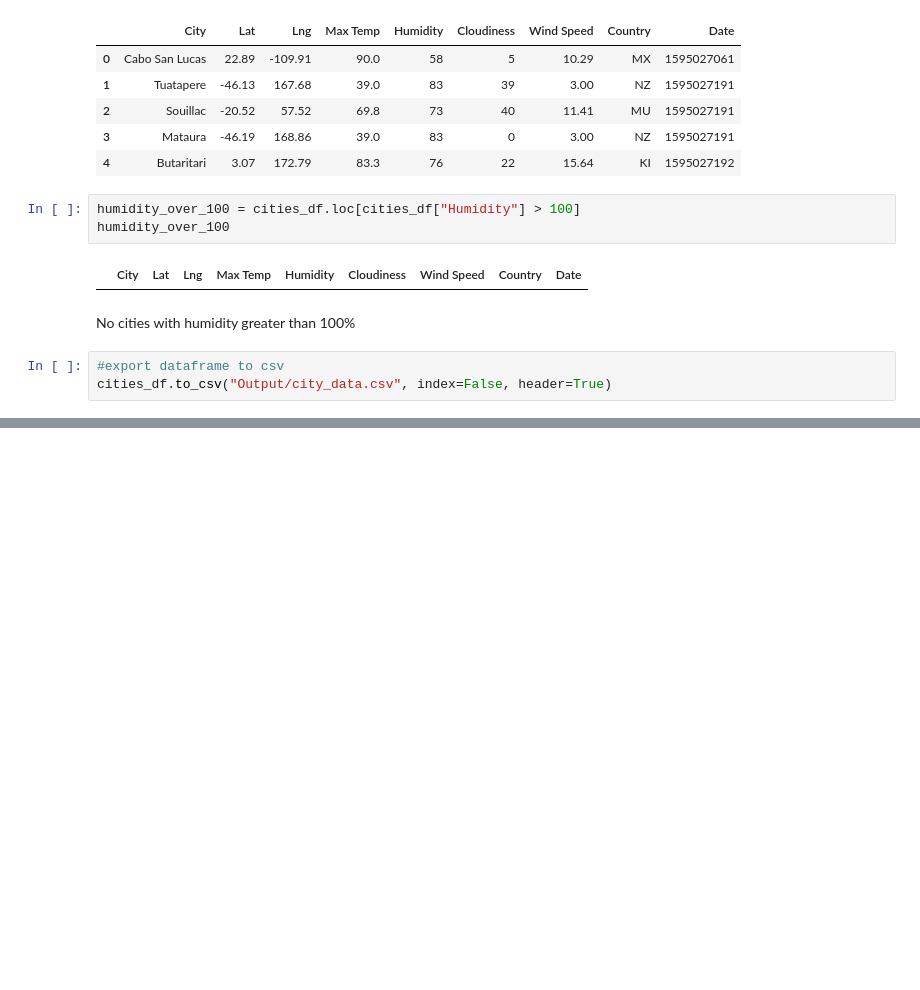
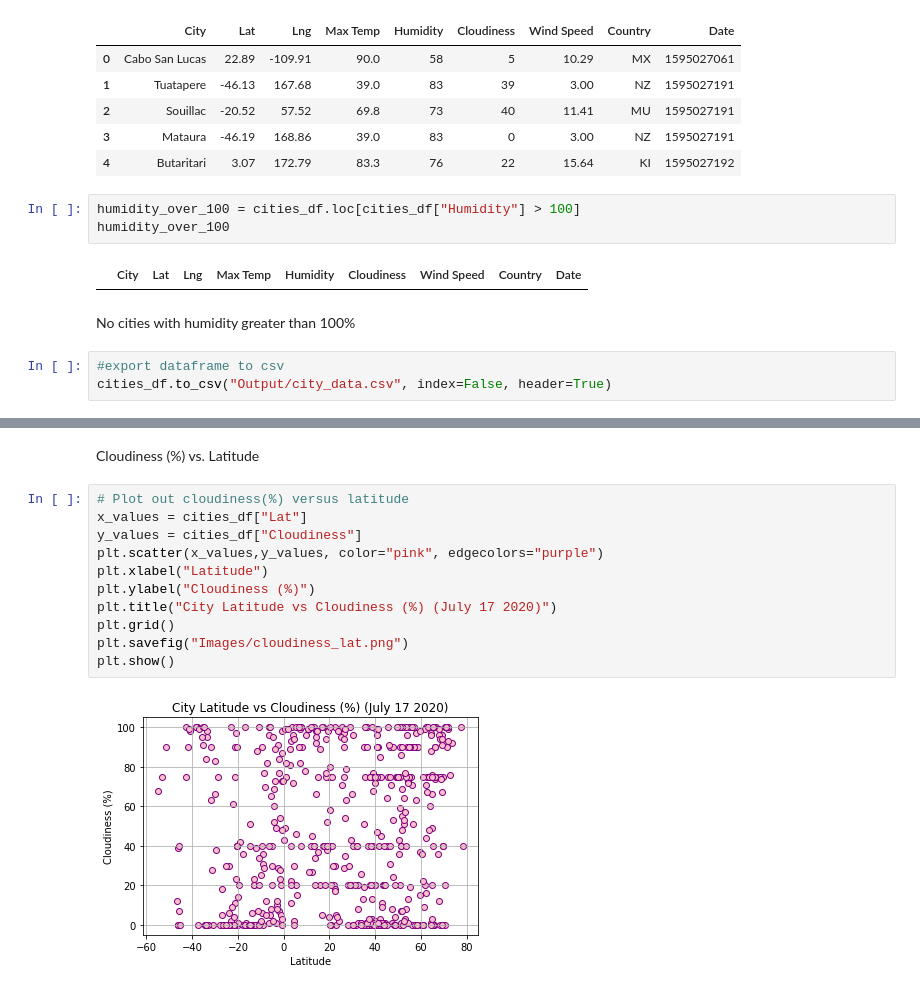
Before and after one commit to alissavokes/python-api-challenge, a Jupyter notebook: WeatherPy/WeatherPy.ipynb, the cells around one changed output, grey strips where cells are left out. Saved outputs shown, nothing was run; the diff lists cells and outputs as text; blank space fills up the shorter version.

```diff
--- a/WeatherPy/WeatherPy.ipynb
+++ b/WeatherPy/WeatherPy.ipynb
@@ -143,0 +175,15 @@ cities_df.to_csv("Output/city_data.csv", index=False, header=True)
+# %% [markdown]
+Cloudiness (%) vs. Latitude
+# %%
+# Plot out cloudiness(%) versus latitude
+x_values = cities_df["Lat"]
+y_values = cities_df["Cloudiness"]
+plt.scatter(x_values,y_values, color="pink", edgecolors="purple")
+plt.xlabel("Latitude")
+plt.ylabel("Cloudiness (%)")
+plt.title("City Latitude vs Cloudiness (%) (July 17 2020)")
+plt.grid()
+plt.savefig("Images/cloudiness_lat.png")
+plt.show()
+# %% [output]
+[figure, added]
```
Also changed, not shown: parts of 6 cells of this notebook.
